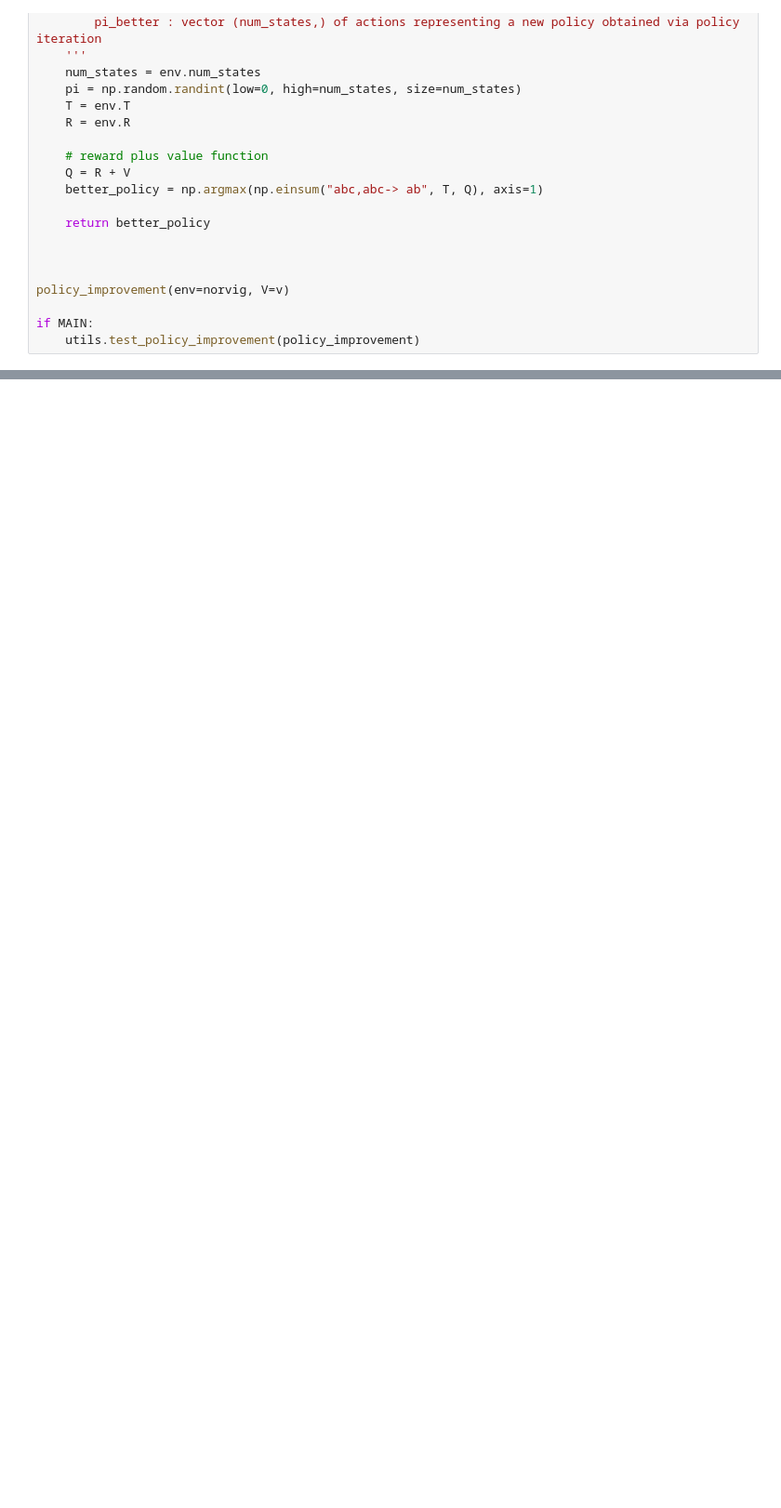
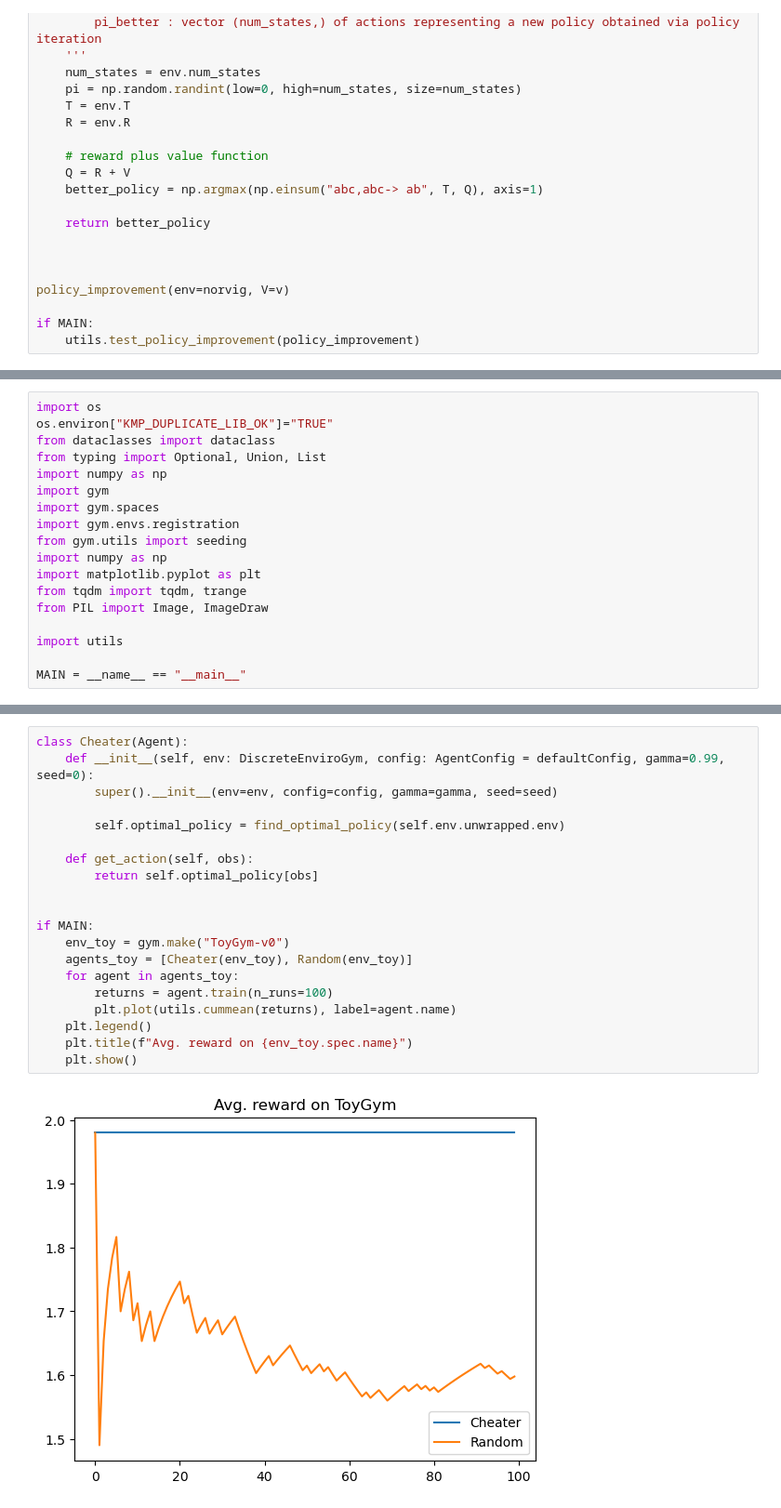
Before and after one commit to DalasNoin/arena-ldn, a Jupyter notebook: w4/gridworld.ipynb, the cells around one changed output, grey strips where cells are left out. Shown at 93% size. Drawn from its saved outputs; the diff is of its cells as text; blank space fills up the shorter version.

```diff
--- a/w4/gridworld.ipynb
+++ b/w4/gridworld.ipynb
@@ -294,0 +324,18 @@ if MAIN:
+# %%
+import os
+os.environ["KMP_DUPLICATE_LIB_OK"]="TRUE"
+from dataclasses import dataclass
+from typing import Optional, Union, List
+import numpy as np
+import gym
+import gym.spaces
+import gym.envs.registration
+from gym.utils import seeding
+import numpy as np
+import matplotlib.pyplot as plt
+from tqdm import tqdm, trange
+from PIL import Image, ImageDraw
+
+import utils
+
+MAIN = __name__ == "__main__"
@@ -294,0 +482,22 @@ if MAIN:
+# %%
+class Cheater(Agent):
+    def __init__(self, env: DiscreteEnviroGym, config: AgentConfig = defaultConfig, gamma=0.99, seed=0):
+        super().__init__(env=env, config=config, gamma=gamma, seed=seed)
+
+        self.optimal_policy = find_optimal_policy(self.env.unwrapped.env)
+
+    def get_action(self, obs):
+        return self.optimal_policy[obs]
+
+
+if MAIN:
+    env_toy = gym.make("ToyGym-v0")
+    agents_toy = [Cheater(env_toy), Random(env_toy)]
+    for agent in agents_toy:
+        returns = agent.train(n_runs=100)
+        plt.plot(utils.cummean(returns), label=agent.name)
+    plt.legend()
+    plt.title(f"Avg. reward on {env_toy.spec.name}")
+    plt.show()
+# %% [output]
+[figure, added]
```
Also changed, not shown: parts of 9 cells of this notebook.
